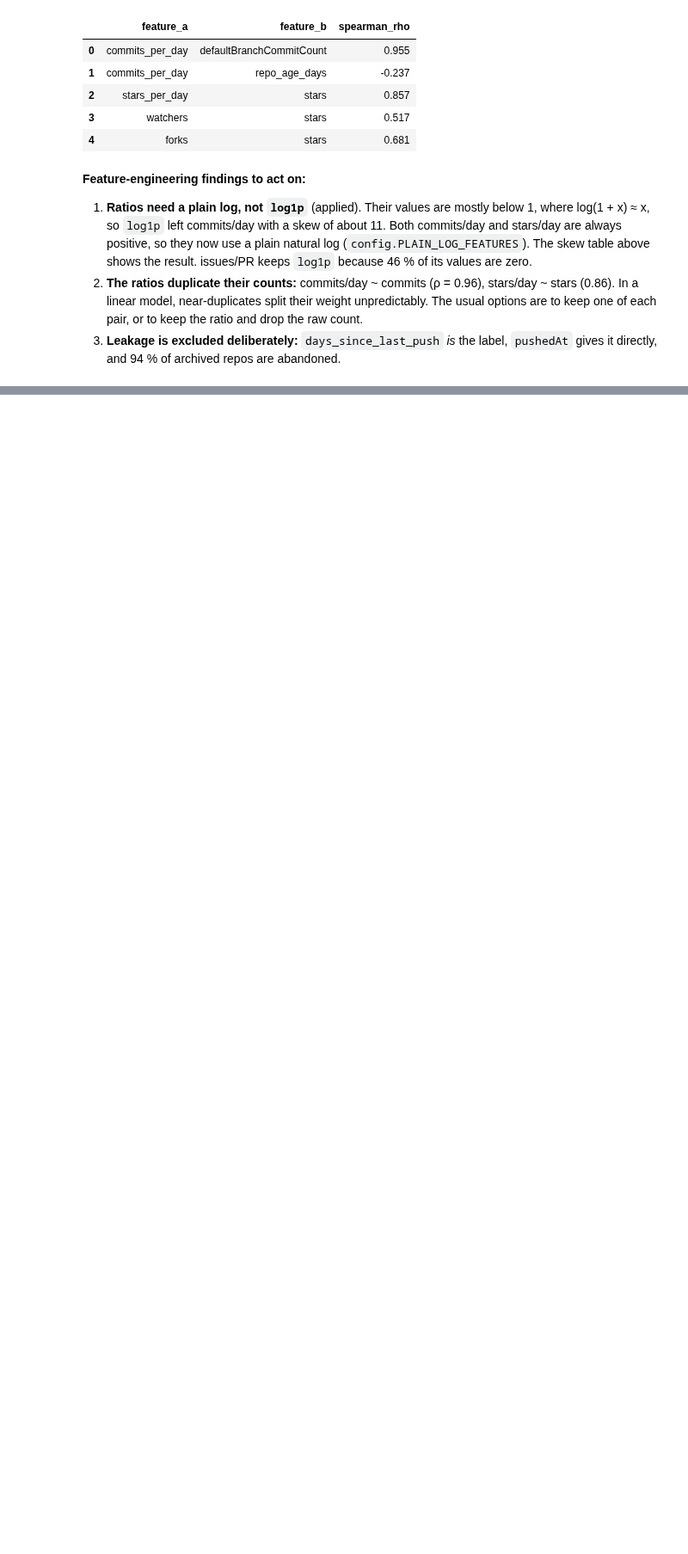
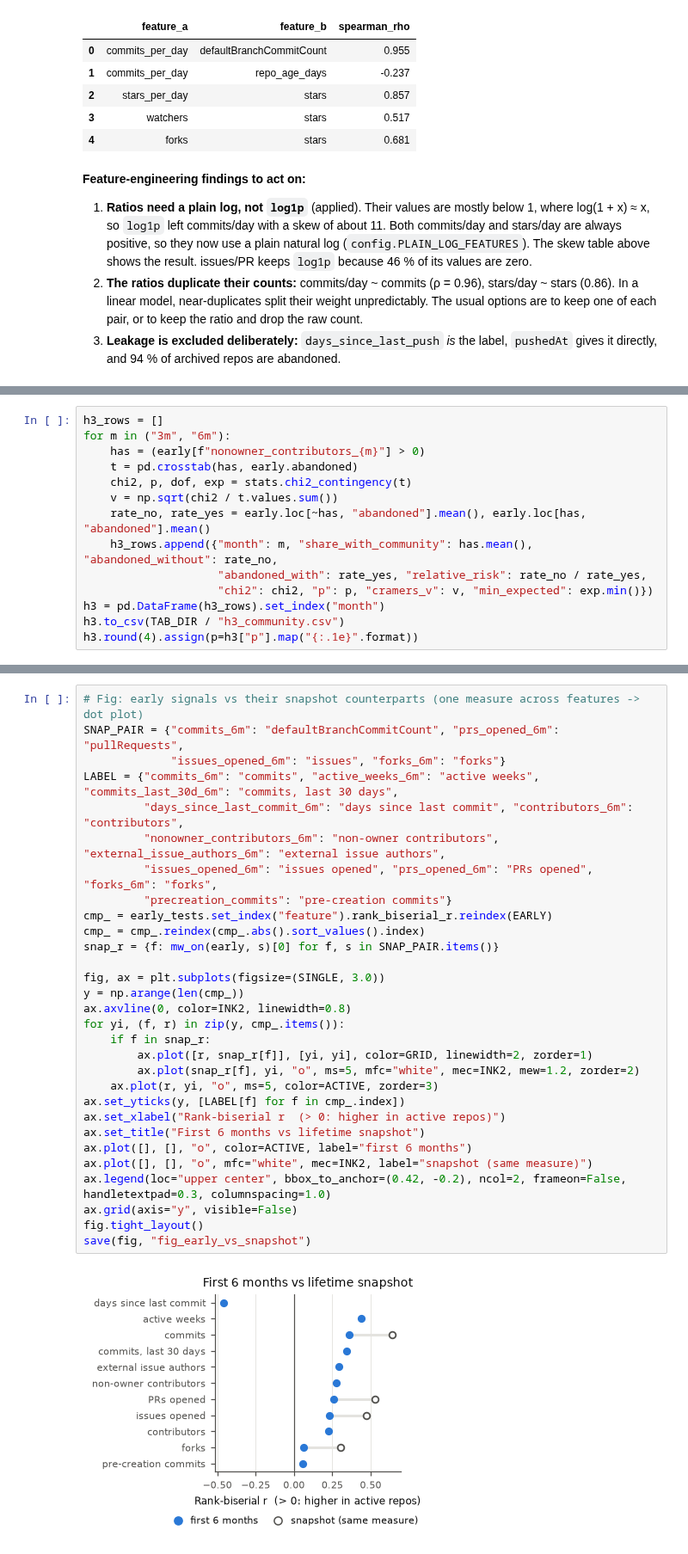
Before and after one commit to aminsaidane/github-abandonment-predection, a Jupyter notebook: notebooks/eda.ipynb, the cells around one changed output, grey strips where cells are left out. Shown at 86% size. Cells and saved outputs as stored; diff of their text form; blank space fills up the shorter version.

```diff
--- a/notebooks/eda.ipynb
+++ b/notebooks/eda.ipynb
@@ -887,0 +1007,14 @@ pd.DataFrame([(a, b, df[[a, b]].corr(method="spearman").iat[0, 1]) for a, b in p
+# %%
+h3_rows = []
+for m in ("3m", "6m"):
+    has = (early[f"nonowner_contributors_{m}"] > 0)
+    t = pd.crosstab(has, early.abandoned)
+    chi2, p, dof, exp = stats.chi2_contingency(t)
+    v = np.sqrt(chi2 / t.values.sum())
+    rate_no, rate_yes = early.loc[~has, "abandoned"].mean(), early.loc[has, "abandoned"].mean()
+    h3_rows.append({"month": m, "share_with_community": has.mean(), "abandoned_without": rate_no,
+                    "abandoned_with": rate_yes, "relative_risk": rate_no / rate_yes,
+                    "chi2": chi2, "p": p, "cramers_v": v, "min_expected": exp.min()})
+h3 = pd.DataFrame(h3_rows).set_index("month")
+h3.to_csv(TAB_DIR / "h3_community.csv")
+h3.round(4).assign(p=h3["p"].map("{:.1e}".format))
@@ -887,0 +1061,32 @@ pd.DataFrame([(a, b, df[[a, b]].corr(method="spearman").iat[0, 1]) for a, b in p
+# %%
+# Fig: early signals vs their snapshot counterparts (one measure across features -> dot plot)
+SNAP_PAIR = {"commits_6m": "defaultBranchCommitCount", "prs_opened_6m": "pullRequests",
+             "issues_opened_6m": "issues", "forks_6m": "forks"}
+LABEL = {"commits_6m": "commits", "active_weeks_6m": "active weeks", "commits_last_30d_6m": "commits, last 30 days",
+         "days_since_last_commit_6m": "days since last commit", "contributors_6m": "contributors",
+         "nonowner_contributors_6m": "non-owner contributors", "external_issue_authors_6m": "external issue authors",
+         "issues_opened_6m": "issues opened", "prs_opened_6m": "PRs opened", "forks_6m": "forks",
+         "precreation_commits": "pre-creation commits"}
+cmp_ = early_tests.set_index("feature").rank_biserial_r.reindex(EARLY)
+cmp_ = cmp_.reindex(cmp_.abs().sort_values().index)
+snap_r = {f: mw_on(early, s)[0] for f, s in SNAP_PAIR.items()}
+
+fig, ax = plt.subplots(figsize=(SINGLE, 3.0))
+y = np.arange(len(cmp_))
+ax.axvline(0, color=INK2, linewidth=0.8)
+for yi, (f, r) in zip(y, cmp_.items()):
+    if f in snap_r:
+        ax.plot([r, snap_r[f]], [yi, yi], color=GRID, linewidth=2, zorder=1)
+        ax.plot(snap_r[f], yi, "o", ms=5, mfc="white", mec=INK2, mew=1.2, zorder=2)
+    ax.plot(r, yi, "o", ms=5, color=ACTIVE, zorder=3)
+ax.set_yticks(y, [LABEL[f] for f in cmp_.index])
+ax.set_xlabel("Rank-biserial r  (> 0: higher in active repos)")
+ax.set_title("First 6 months vs lifetime snapshot")
+ax.plot([], [], "o", color=ACTIVE, label="first 6 months")
+ax.plot([], [], "o", mfc="white", mec=INK2, label="snapshot (same measure)")
+ax.legend(loc="upper center", bbox_to_anchor=(0.42, -0.2), ncol=2, frameon=False, handletextpad=0.3, columnspacing=1.0)
+ax.grid(axis="y", visible=False)
+fig.tight_layout()
+save(fig, "fig_early_vs_snapshot")
+# %% [output]
+[figure, added]
```
Also changed, not shown: parts of 14 cells of this notebook, 16 other files.
